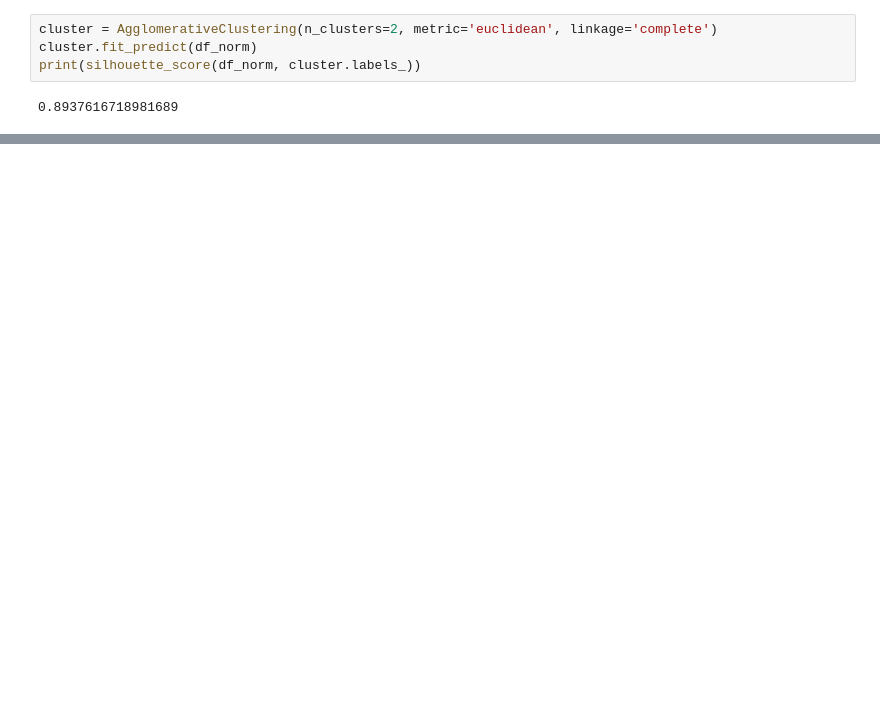
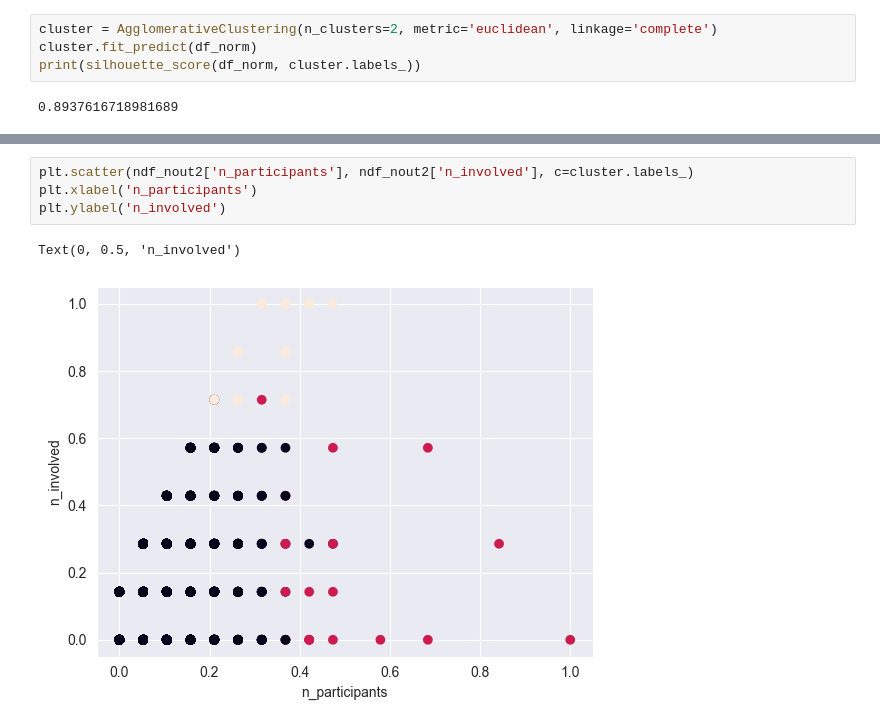
Before and after one commit to Alexthw46/DataMiningProject, a Jupyter notebook: TASK_2/hierarchical.ipynb, the cells around one changed output, grey strips where cells are left out. Saved outputs shown, nothing was run; the diff lists cells and outputs as text; blank space fills up the shorter version.

```diff
--- a/TASK_2/hierarchical.ipynb
+++ b/TASK_2/hierarchical.ipynb
@@ -312,0 +194,7 @@ plt.scatter(ndf['age_to_average'], ndf['par_to_tot'], c=cluster4.labels_)
+# %%
+plt.scatter(ndf_nout2['n_participants'], ndf_nout2['n_involved'], c=cluster.labels_)
+plt.xlabel('n_participants')
+plt.ylabel('n_involved')
+# %% [output]
+Text(0, 0.5, 'n_involved')
+[figure, added]
```
Also changed, not shown: parts of 91 cells of this notebook, 1 other file.
